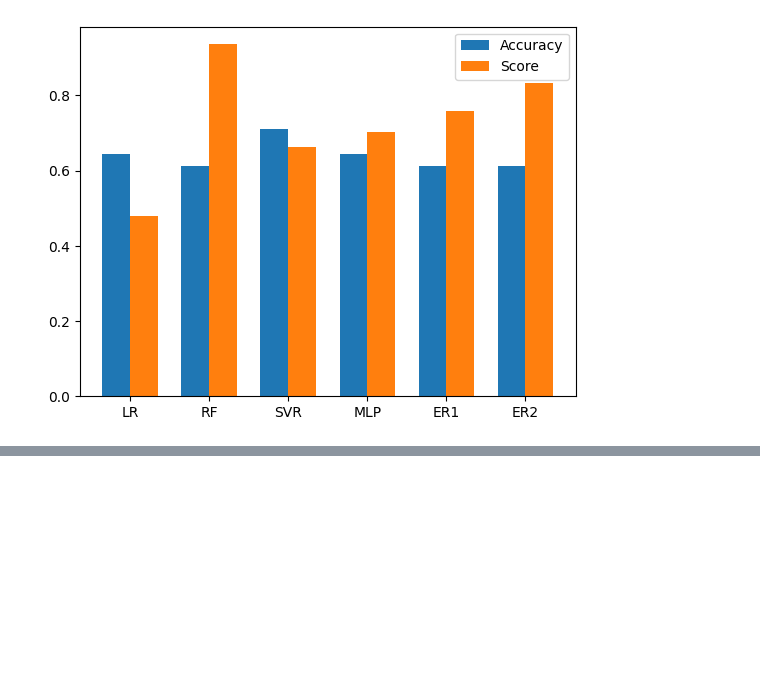
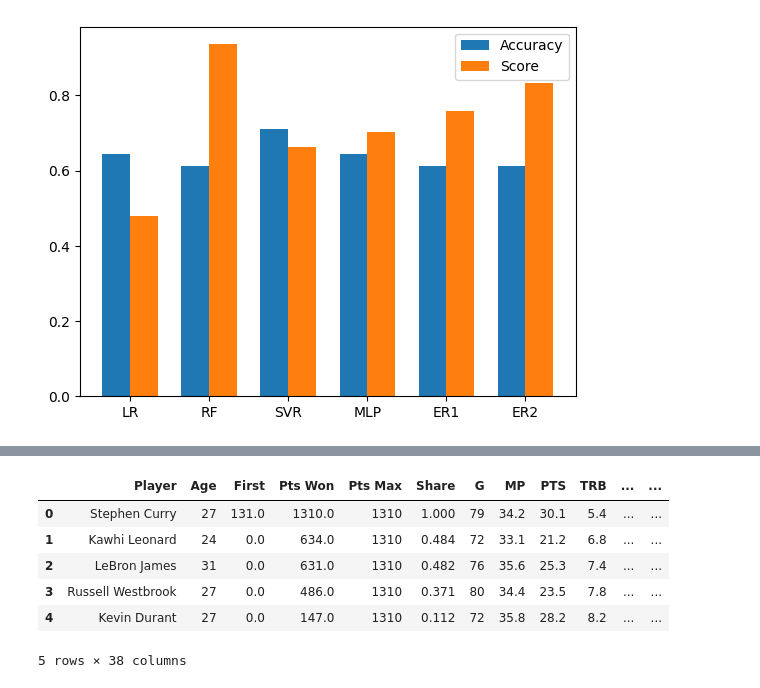
Before and after one commit to ybrenning/mvprace, a Jupyter notebook: mvprace.ipynb, the cells around one changed output, grey strips where cells are left out. Cells and saved outputs as stored; diff of their text form; code cells hidden in the pictures; blank space fills up the shorter version.

```diff
--- a/mvprace.ipynb
+++ b/mvprace.ipynb
@@ -199,0 +256,16 @@ plt.show()
+# %%
+preds_2016 = []
+for model in models:
+    df_2016 = dfs[-8]
+    X = df_2016[stats].replace(np.NaN, 0).to_numpy()
+    X = scale(X)
+    preds_2016.append(np.minimum(1., np.maximum(0., model.predict(X))))
+df_2016.head()
+# %% [output]
+|  | Player | Age | First | Pts Won | Pts Max | Share | G | MP | PTS | TRB | ... | ... |
+| 0 | Stephen Curry | 27 | 131.0 | 1310.0 | 1310 | 1.000 | 79 | 34.2 | 30.1 | 5.4 | ... | ... |
+| 1 | Kawhi Leonard | 24 | 0.0 | 634.0 | 1310 | 0.484 | 72 | 33.1 | 21.2 | 6.8 | ... | ... |
+| 2 | LeBron James | 31 | 0.0 | 631.0 | 1310 | 0.482 | 76 | 35.6 | 25.3 | 7.4 | ... | ... |
+| 3 | Russell Westbrook | 27 | 0.0 | 486.0 | 1310 | 0.371 | 80 | 34.4 | 23.5 | 7.8 | ... | ... |
+| 4 | Kevin Durant | 27 | 0.0 | 147.0 | 1310 | 0.112 | 72 | 35.8 | 28.2 | 8.2 | ... | ... |
+5 rows × 38 columns
```
Also changed, not shown: parts of 10 cells of this notebook, 4 other files.
